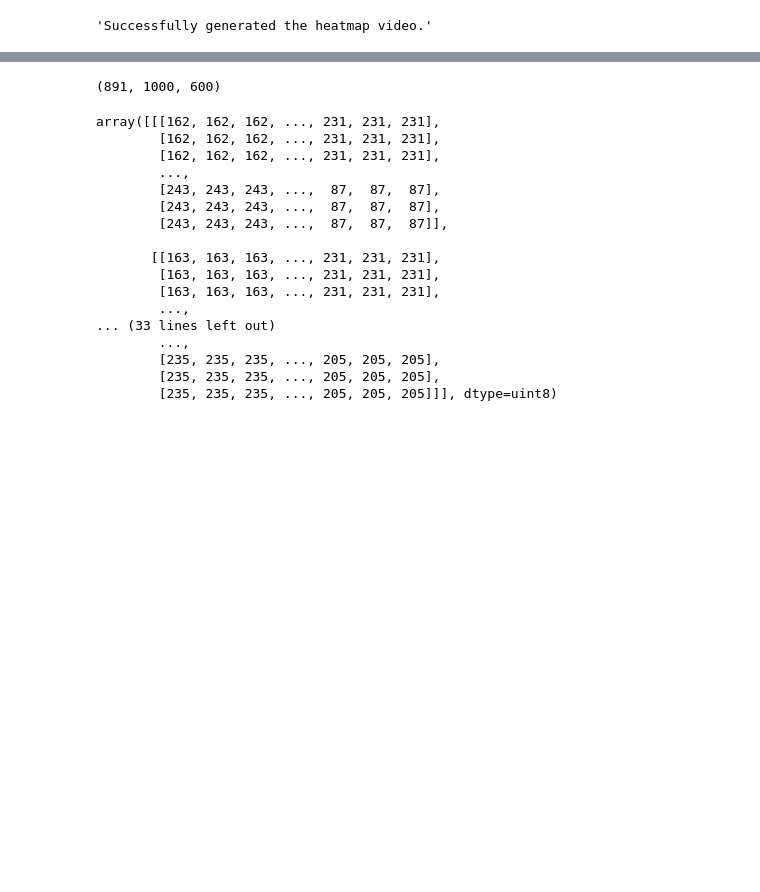
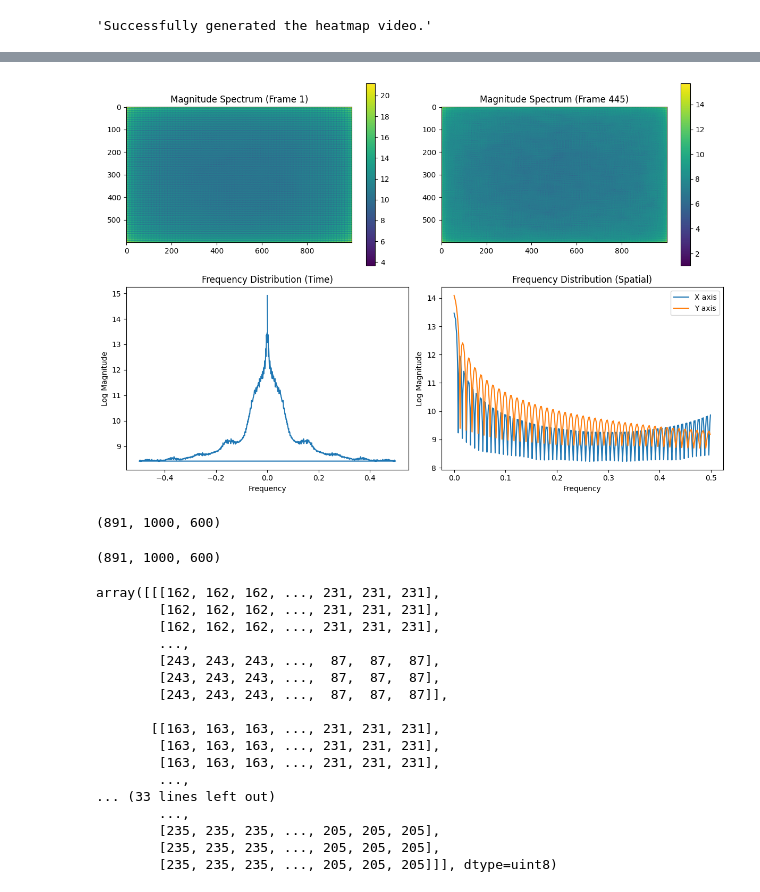
Before and after one commit to surya-9556/Optimizing-Sensor-Placement, a Jupyter notebook: final_project.ipynb, the cells around one changed output, grey strips where cells are left out. Cells and saved outputs as stored; diff of their text form; code cells hidden in the pictures; blank space fills up the shorter version.

```diff
--- a/final_project.ipynb
+++ b/final_project.ipynb
@@ -349,7 +388,47 @@ results_step_1 = nyquist_throrm.reading_video(frame_count, width, height, video_
+# %%
+humid_frame_count, humid_width, humid_height = nyquist_throrm.get_video_info(humidity_video_file_path)
+humid_video_data = nyquist_throrm.read_video_file(humidity_video_file_path)
+humid_results_step_1 = nyquist_throrm.reading_video(humid_frame_count, humid_width, humid_height, humid_video_data)
+
+plt.figure(figsize=(12, 8))
+
+plt.subplot(2, 2, 1)
+plt.imshow(np.log1p(humid_results_step_1['magnitude_spectrum'][1]), cmap='viridis')
+plt.title("Magnitude Spectrum (Frame 1)")
+plt.colorbar()
+
+middle_frame = humid_frame_count // 2
+plt.subplot(2, 2, 2)
+plt.imshow(np.log1p(humid_results_step_1['magnitude_spectrum'][middle_frame]), cmap='viridis')
+plt.title(f"Magnitude Spectrum (Frame {middle_frame})")
+plt.colorbar()
+
+plt.subplot(2, 2, 3)
+plt.plot(humid_results_step_1['frequencies_time'], np.log1p(np.mean(humid_results_step_1['magnitude_spectrum'], axis=(1, 2))))
+plt.title("Frequency Distribution (Time)")
+plt.xlabel("Frequency")
+plt.ylabel("Log Magnitude")
+
+plt.subplot(2, 2, 4)
+plt.plot(humid_results_step_1['frequencies_x'][:humid_width//2], np.log1p(np.mean(humid_results_step_1['magnitude_spectrum'], axis=(0, 2))[:humid_width//2]), label='X axis')
+plt.plot(humid_results_step_1['frequencies_y'][:humid_height//2], np.log1p(np.mean(humid_results_step_1['magnitude_spectrum'], axis=(0, 1))[:humid_height//2]), label='Y axis')
+plt.title("Frequency Distribution (Spatial)")
+plt.xlabel("Frequency")
+plt.ylabel("Log Magnitude")
+plt.legend()
+
+plt.tight_layout()
+plt.show()
+# %% [output]
+[figure, added]
 # %%
 frame_count, width, height
 # %% [output]
 (891, 1000, 600)
+# %%
+humid_frame_count, humid_width, humid_height
+# %% [output]
+(891, 1000, 600)
 # %%
 video_data
 # %% [output]
```
Also changed, not shown: parts of 60 cells of this notebook, 11 other files.
